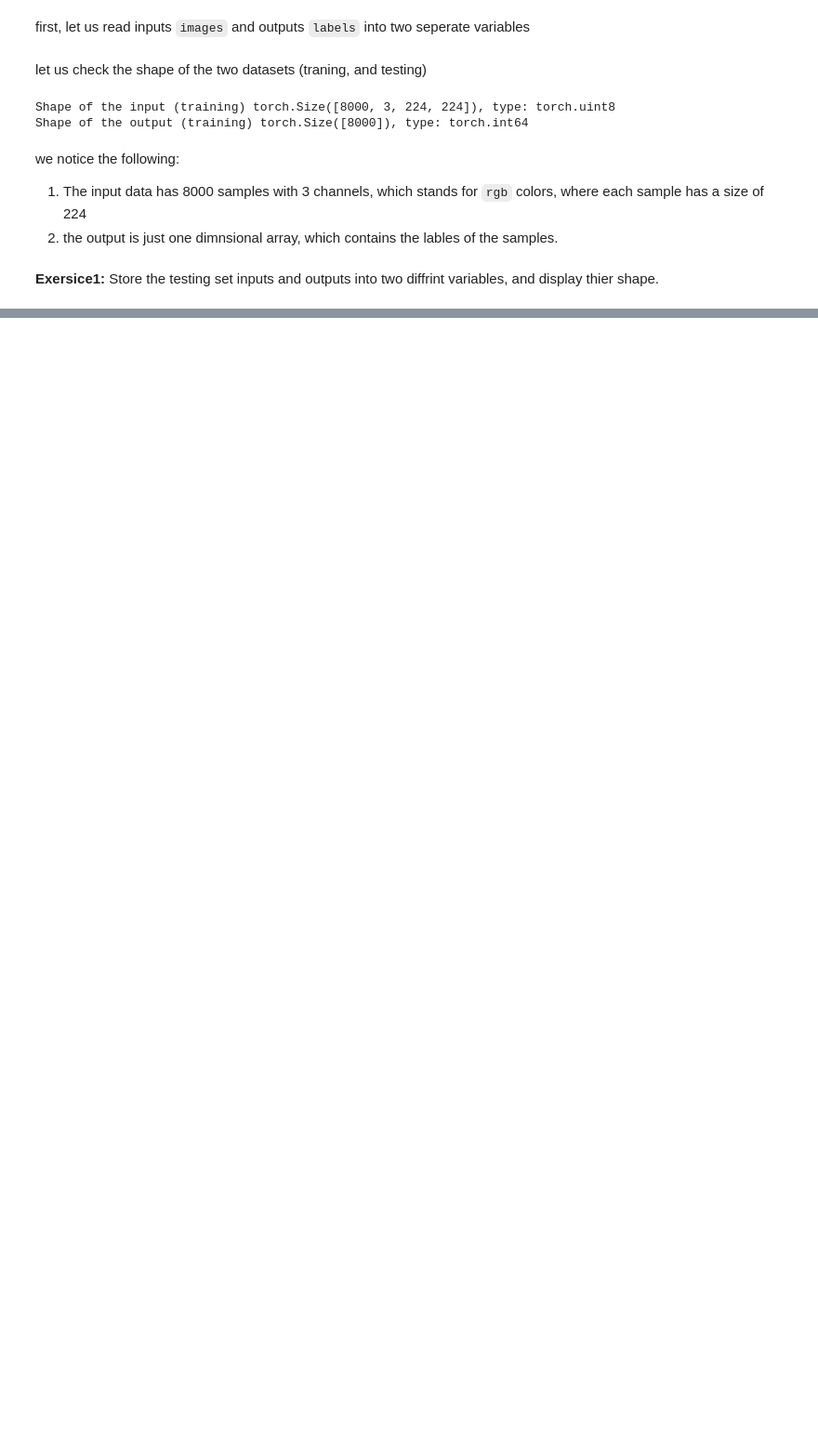
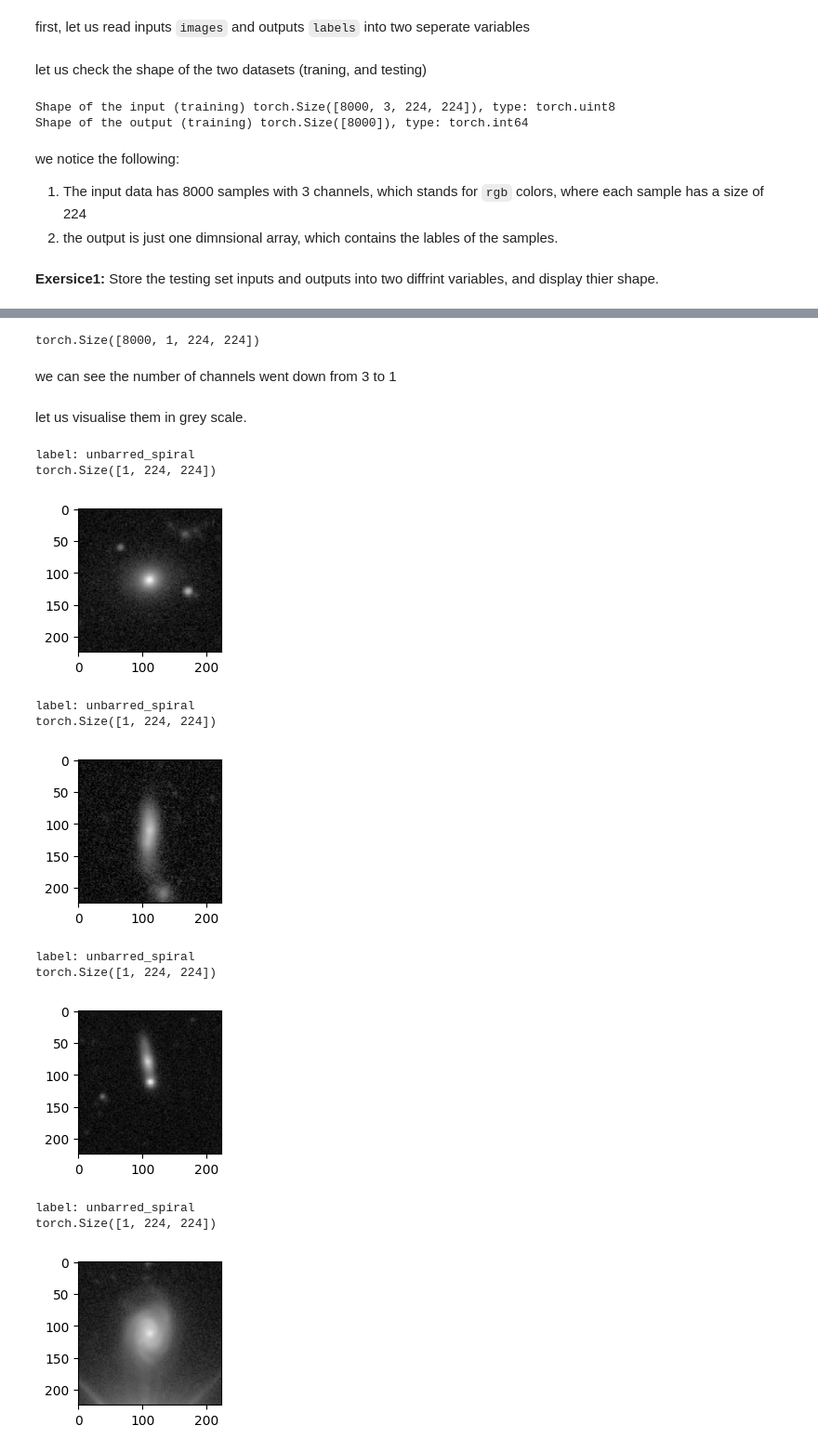
Before and after one commit to ezrafielding/galaxy-cluster, a Jupyter notebook: 1-PreProcessing.ipynb, the cells around one changed output, grey strips where cells are left out. Shown at 93% size. Saved outputs shown, nothing was run; the diff lists cells and outputs as text; code cells hidden in the pictures; blank space fills up the shorter version.

```diff
--- a/1-PreProcessing.ipynb
+++ b/1-PreProcessing.ipynb
@@ -59,0 +149,3 @@ Store the testing set inputs and outputs into two diffrint variables, and displa
+# %%
+transformGrey = transforms.Grayscale()
+images_trainGrey = transformGrey(images_train)
@@ -59,0 +154,29 @@ Store the testing set inputs and outputs into two diffrint variables, and displa
+# %%
+images_trainGrey.shape
+# %% [output]
+torch.Size([8000, 1, 224, 224])
+# %% [markdown]
+we can see the number of channels went down from 3 to 1
+# %% [markdown]
+let us visualise them in grey scale.
+# %%
+for classArr in [class0, class1, class2, class3]:
+    plt.figure(figsize=(2, 2))
+    train_image = images_trainGrey[classArr[0][0]]
+    print("label: "+str(GalaxyMNISTHighrez.classes[train_label]))
+    print(train_image.shape)
+    plt.imshow(train_image[0],cmap='gray', vmin=0, vmax=255 )
+    plt.show()
+# %% [output]
+label: unbarred_spiral
+torch.Size([1, 224, 224])
+[figure, added]
+label: unbarred_spiral
+torch.Size([1, 224, 224])
+[figure, added]
+label: unbarred_spiral
+torch.Size([1, 224, 224])
+[figure, added]
+label: unbarred_spiral
+torch.Size([1, 224, 224])
+[figure, added]
```
Also changed, not shown: parts of 35 cells of this notebook.
